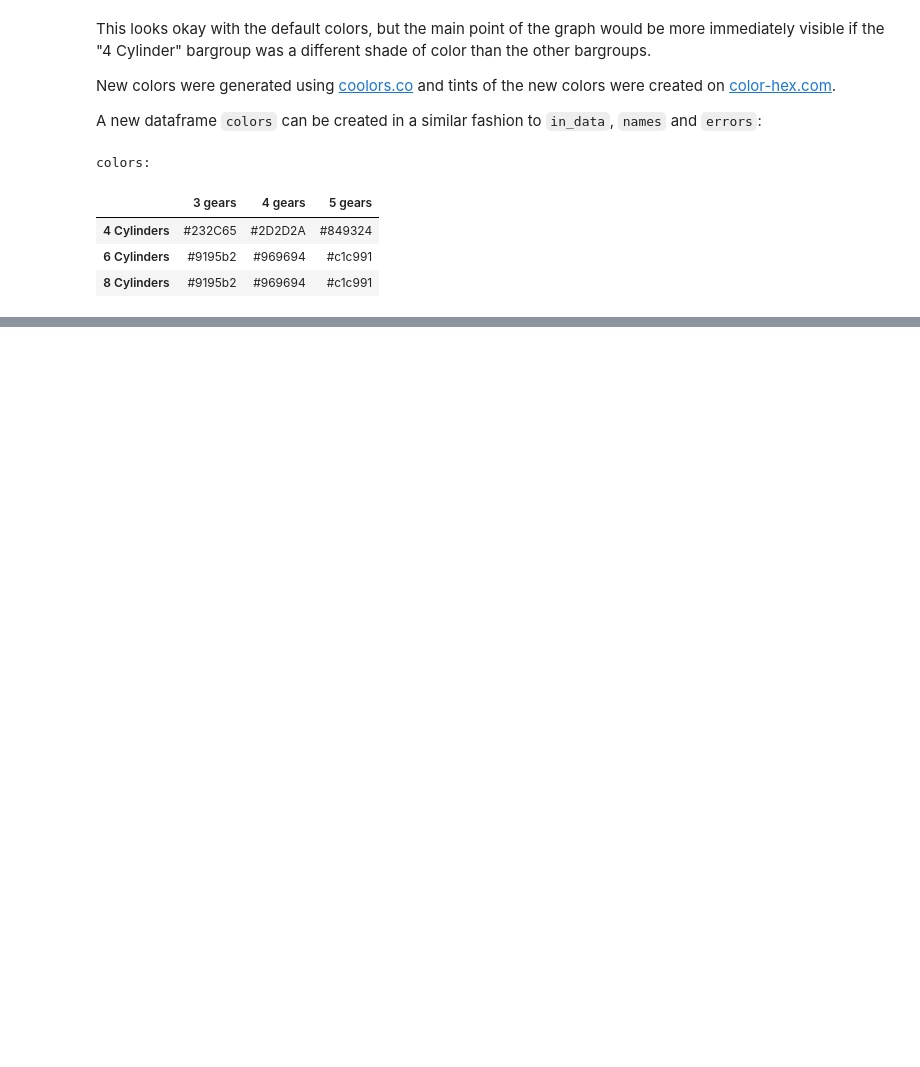
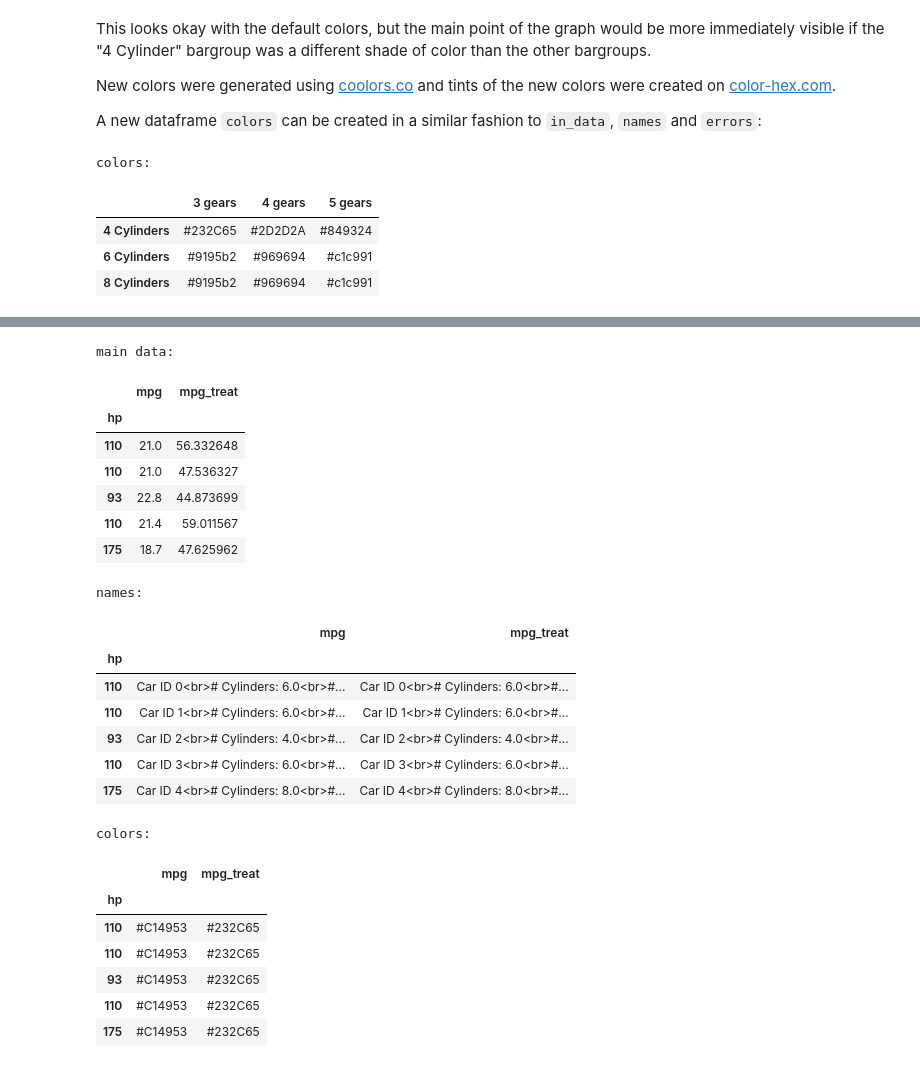
Before and after one commit to def-mycroft/rapid-plotly, a Jupyter notebook: examples/Create Example Graphs.ipynb, the cells around one changed output, grey strips where cells are left out. Drawn from its saved outputs; the diff is of its cells as text; code cells hidden in the pictures; blank space fills up the shorter version.

```diff
--- a/examples/Create Example Graphs.ipynb
+++ b/examples/Create Example Graphs.ipynb
@@ -227,0 +308,63 @@ barplot.output_graph(fp, fig)
+# %%
+# create main data
+in_data = df[['hp', 'mpg']].copy()
+in_data.set_index('hp', inplace=True)
+in_data['mpg_treat'] = (in_data['mpg'] +
+                        np.random.normal(loc=(5+in_data['mpg'].mean()),
+                                         scale=in_data['mpg'].std()*2,
+                                         size=len(in_data)))
+
+print('main data:')
+display(in_data.head())
+
+# create names
+n = (df.reset_index()[['cyl', 'carb', 'gear', 'wt', 'index']].apply(
+      lambda x: 'Car ID %s<br># Cylinders: %s<br># Carbs: %s<br># Gears: %s<br>Weight: %s' % (int(x['index']), x['cyl'],
+                                                                                              x['carb'],
+                                                                                              x['gear'], x['wt']),
+      axis=1
+    )
+  ).copy()
+
+n = n.rename('mpg')
+
+names = in_data.reset_index().copy()
+names['mpg'] = n
+names['mpg_treat'] = n
+names.set_index('hp', inplace=True)
+
+print('names: ')
+display(names.head())
+
+# create colors
+colors = in_data.copy()
+colors.loc[:, 'mpg'] = '#C14953'
+colors.loc[:, 'mpg_treat'] = '#232C65'
+
+print('colors: ')
+display(colors.head())
+# %% [output]
+main data:
+|  | mpg | mpg_treat |
+| hp |  |  |
+| 110 | 21.0 | 56.332648 |
+| 110 | 21.0 | 47.536327 |
+| 93 | 22.8 | 44.873699 |
+| 110 | 21.4 | 59.011567 |
+| 175 | 18.7 | 47.625962 |
+names:
+|  | mpg | mpg_treat |
+| hp |  |  |
+| 110 | Car ID 0<br># Cylinders: 6.0<br>#... | Car ID 0<br># Cylinders: 6.0<br>#... |
+| 110 | Car ID 1<br># Cylinders: 6.0<br>#... | Car ID 1<br># Cylinders: 6.0<br>#... |
+| 93 | Car ID 2<br># Cylinders: 4.0<br>#... | Car ID 2<br># Cylinders: 4.0<br>#... |
+| 110 | Car ID 3<br># Cylinders: 6.0<br>#... | Car ID 3<br># Cylinders: 6.0<br>#... |
+| 175 | Car ID 4<br># Cylinders: 8.0<br>#... | Car ID 4<br># Cylinders: 8.0<br>#... |
+colors:
+|  | mpg | mpg_treat |
+| hp |  |  |
+| 110 | #C14953 | #232C65 |
+| 110 | #C14953 | #232C65 |
+| 93 | #C14953 | #232C65 |
+| 110 | #C14953 | #232C65 |
+| 175 | #C14953 | #232C65 |
```
Also changed, not shown: parts of 9 cells of this notebook, 4 other files.
